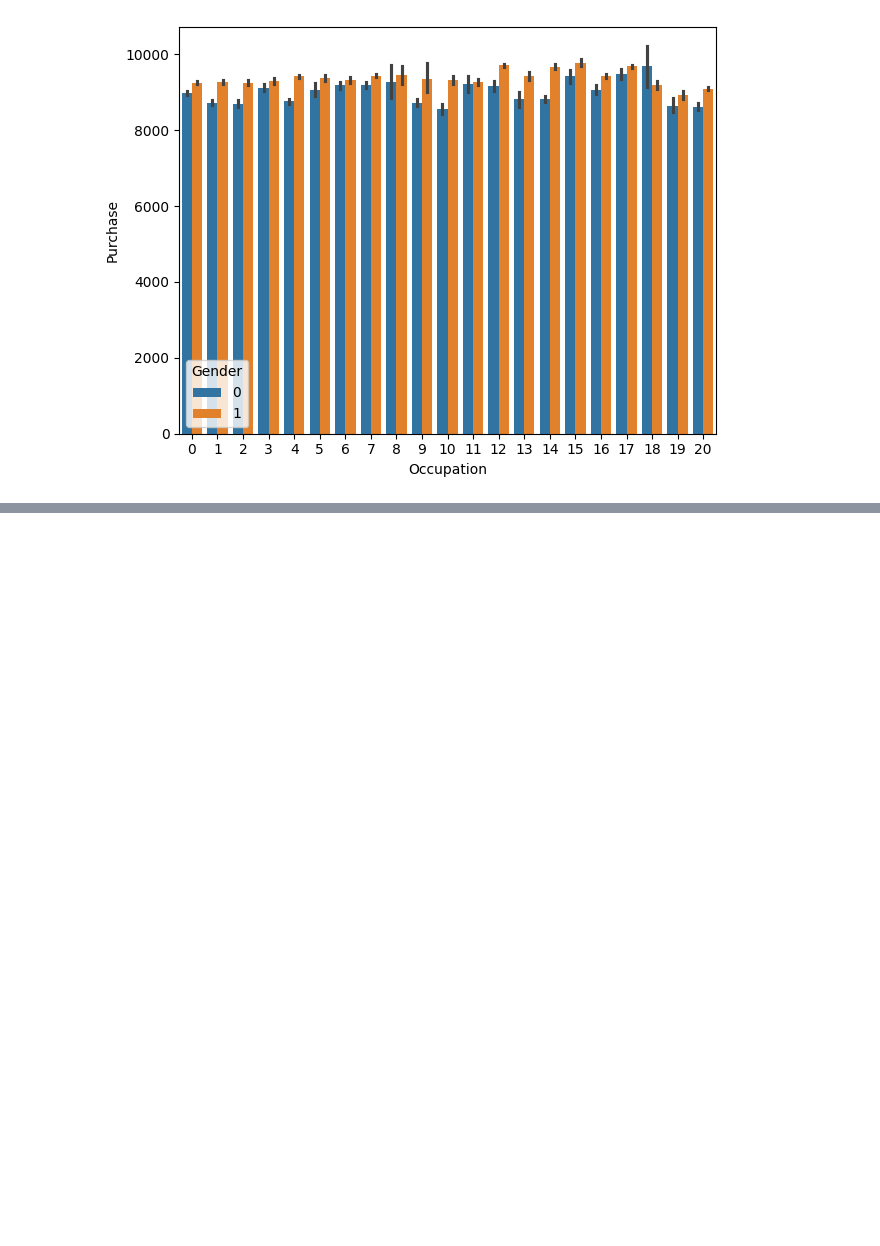
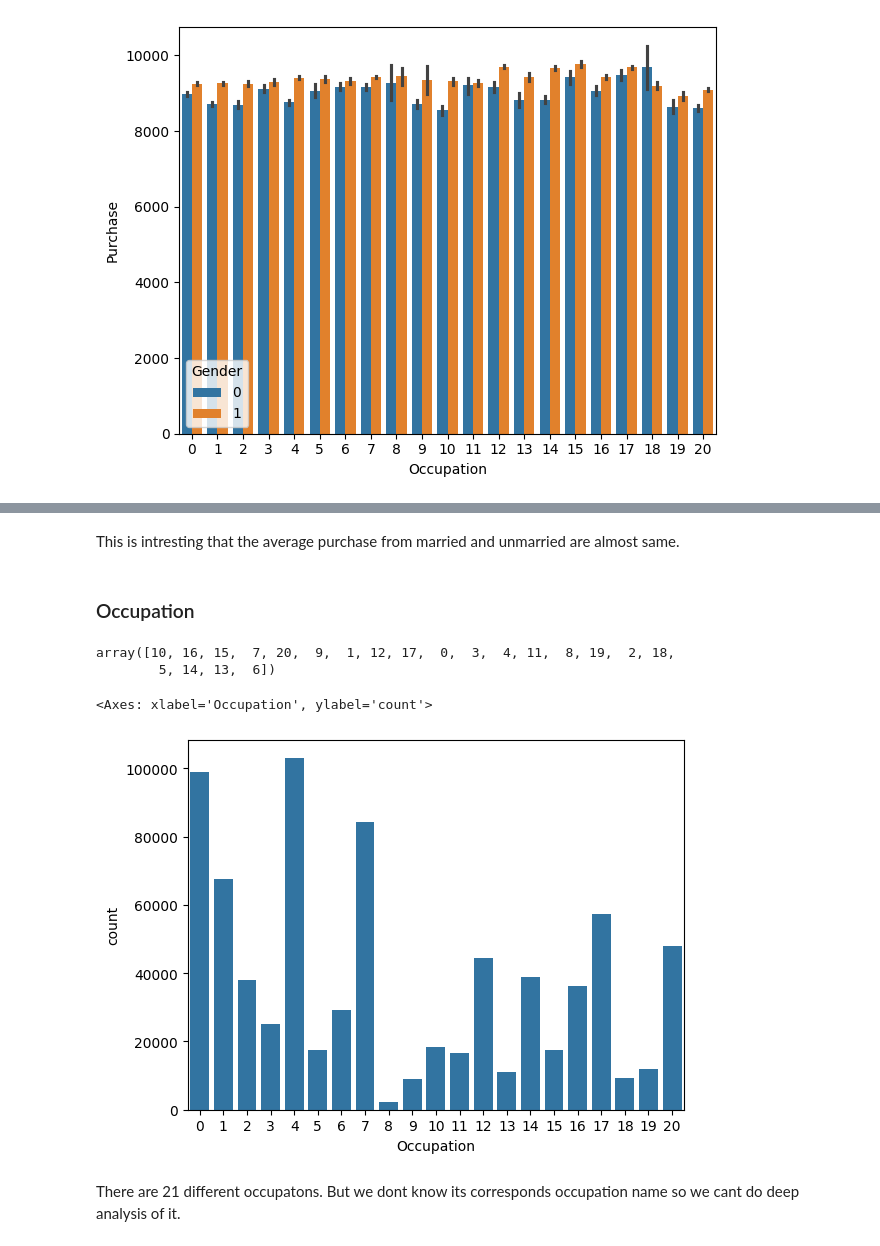
Before and after one commit to OnkarGhadage/EDA, a Jupyter notebook: Black_Friday/black_friday_eda.ipynb, the cells around one changed output, grey strips where cells are left out. Saved outputs shown, nothing was run; the diff lists cells and outputs as text; code cells hidden in the pictures; blank space fills up the shorter version.

```diff
--- a/Black_Friday/black_friday_eda.ipynb
+++ b/Black_Friday/black_friday_eda.ipynb
@@ -306,0 +354,16 @@ plt.show()
+# %% [markdown]
+This is intresting that the average purchase from married and unmarried are almost same.
+# %% [markdown]
+### Occupation
+# %%
+df.Occupation.unique()
+# %% [output]
+array([10, 16, 15,  7, 20,  9,  1, 12, 17,  0,  3,  4, 11,  8, 19,  2, 18,
+        5, 14, 13,  6])
+# %%
+sns.countplot(data=df, x='Occupation')
+# %% [output]
+<Axes: xlabel='Occupation', ylabel='count'>
+[figure, added]
+# %% [markdown]
+There are 21 different occupatons. But we dont know its corresponds occupation name so we cant do deep analysis of it.
```
Also changed, not shown: parts of 33 cells of this notebook.
